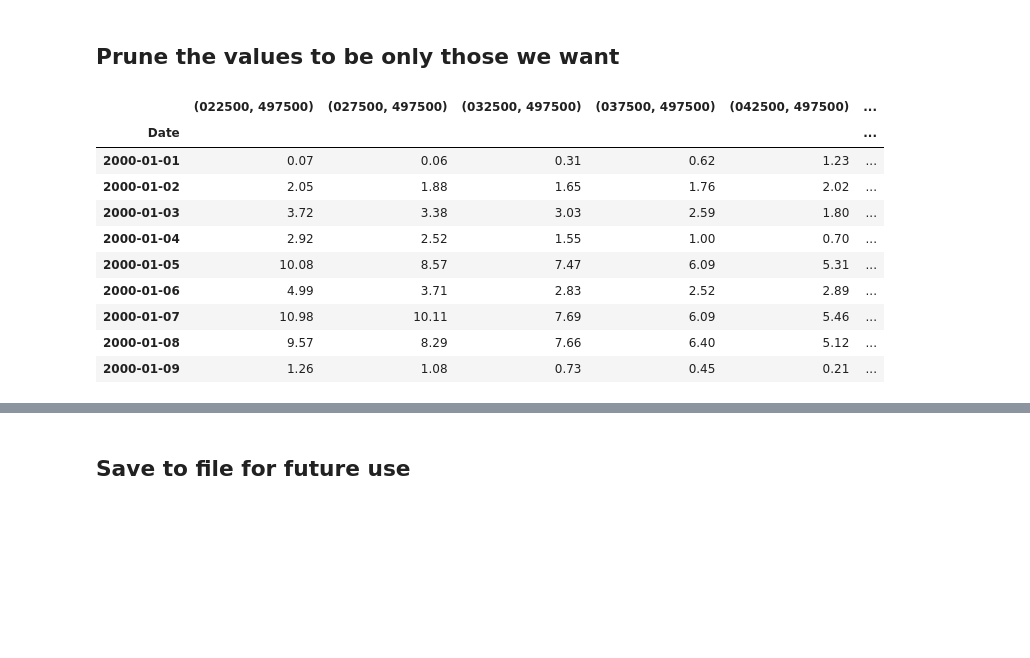
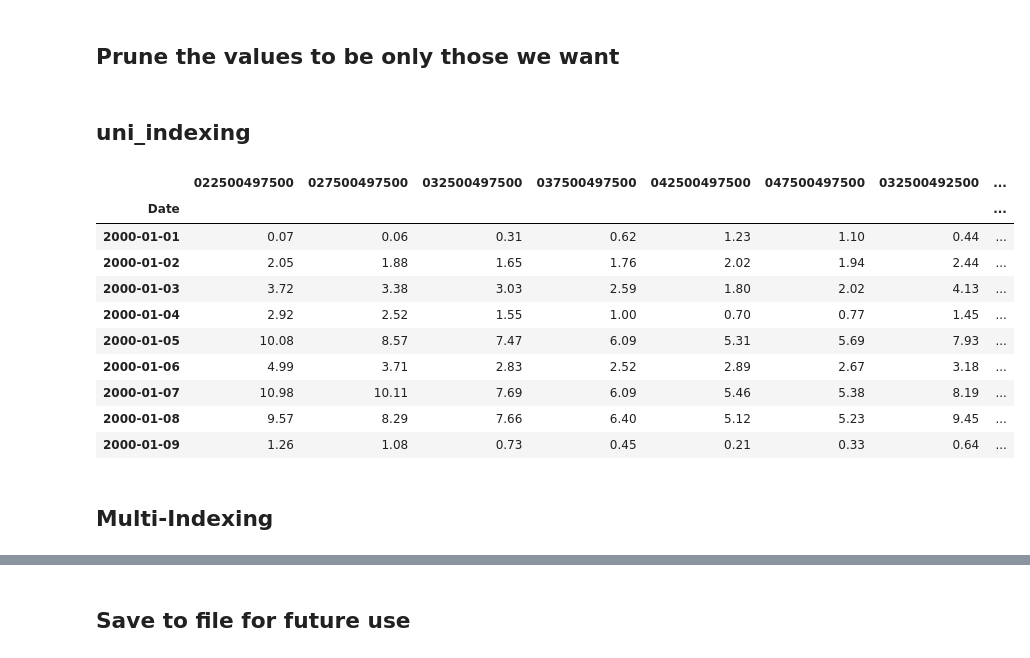
Before and after one commit to camshepherd/COMP6235, a Jupyter notebook: met_pruning_py.ipynb, the cells around one changed output, grey strips where cells are left out. Saved outputs shown, nothing was run; the diff lists cells and outputs as text; code cells hidden in the pictures; blank space fills up the shorter version.

Commit message:
Got Multi-Indexing on columns working correctly

```diff
--- a/met_pruning_py.ipynb
+++ b/met_pruning_py.ipynb
@@ -87,18 +147,22 @@ frame_multi.head(5)
 # %% [markdown]
 ## Prune the values to be only those we want
+# %% [markdown]
+## uni_indexing
 # %%
-frame2 = frame.loc['2000-01-01':]
+frame_uni_pruned = frame_uni.loc['2000-01-01':]
 # %%
-frame2.head(9)
+frame_uni_pruned.head(9)
 # %% [output]
-|  | (022500, 497500) | (027500, 497500) | (032500, 497500) | (037500, 497500) | (042500, 497500) | ... |
-| Date |  |  |  |  |  | ... |
-| 2000-01-01 | 0.07 | 0.06 | 0.31 | 0.62 | 1.23 | ... |
-| 2000-01-02 | 2.05 | 1.88 | 1.65 | 1.76 | 2.02 | ... |
-| 2000-01-03 | 3.72 | 3.38 | 3.03 | 2.59 | 1.80 | ... |
-| 2000-01-04 | 2.92 | 2.52 | 1.55 | 1.00 | 0.70 | ... |
-| 2000-01-05 | 10.08 | 8.57 | 7.47 | 6.09 | 5.31 | ... |
-| 2000-01-06 | 4.99 | 3.71 | 2.83 | 2.52 | 2.89 | ... |
-| 2000-01-07 | 10.98 | 10.11 | 7.69 | 6.09 | 5.46 | ... |
-| 2000-01-08 | 9.57 | 8.29 | 7.66 | 6.40 | 5.12 | ... |
-| 2000-01-09 | 1.26 | 1.08 | 0.73 | 0.45 | 0.21 | ... |
+|  | 022500497500 | 027500497500 | 032500497500 | 037500497500 | 042500497500 | 047500497500 | 032500492500 | ... |
+| Date |  |  |  |  |  |  |  | ... |
+| 2000-01-01 | 0.07 | 0.06 | 0.31 | 0.62 | 1.23 | 1.10 | 0.44 | ... |
+| 2000-01-02 | 2.05 | 1.88 | 1.65 | 1.76 | 2.02 | 1.94 | 2.44 | ... |
+| 2000-01-03 | 3.72 | 3.38 | 3.03 | 2.59 | 1.80 | 2.02 | 4.13 | ... |
+| 2000-01-04 | 2.92 | 2.52 | 1.55 | 1.00 | 0.70 | 0.77 | 1.45 | ... |
+| 2000-01-05 | 10.08 | 8.57 | 7.47 | 6.09 | 5.31 | 5.69 | 7.93 | ... |
+| 2000-01-06 | 4.99 | 3.71 | 2.83 | 2.52 | 2.89 | 2.67 | 3.18 | ... |
+| 2000-01-07 | 10.98 | 10.11 | 7.69 | 6.09 | 5.46 | 5.38 | 8.19 | ... |
+| 2000-01-08 | 9.57 | 8.29 | 7.66 | 6.40 | 5.12 | 5.23 | 9.45 | ... |
+| 2000-01-09 | 1.26 | 1.08 | 0.73 | 0.45 | 0.21 | 0.33 | 0.64 | ... |
+# %% [markdown]
+## Multi-Indexing
```
Also changed, not shown: parts of 14 cells of this notebook.
